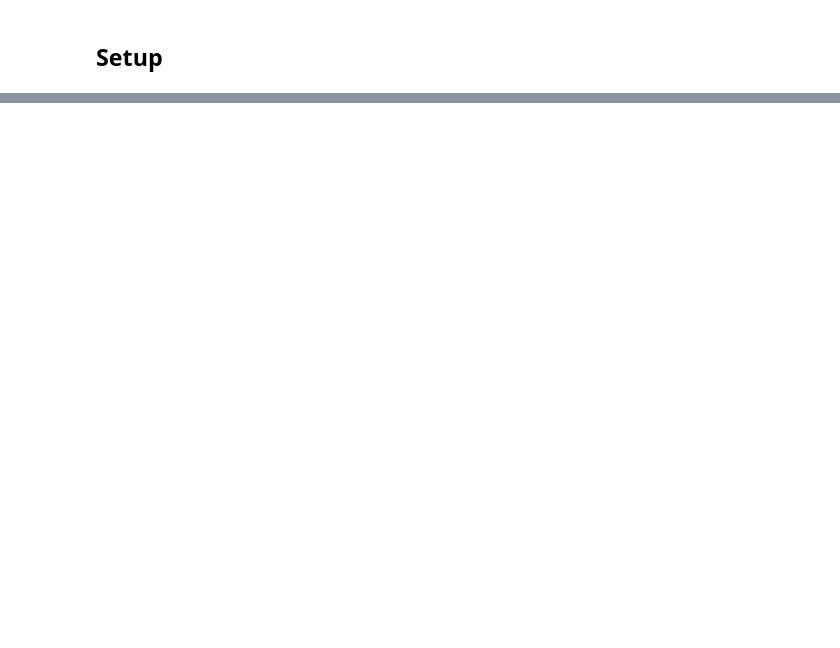
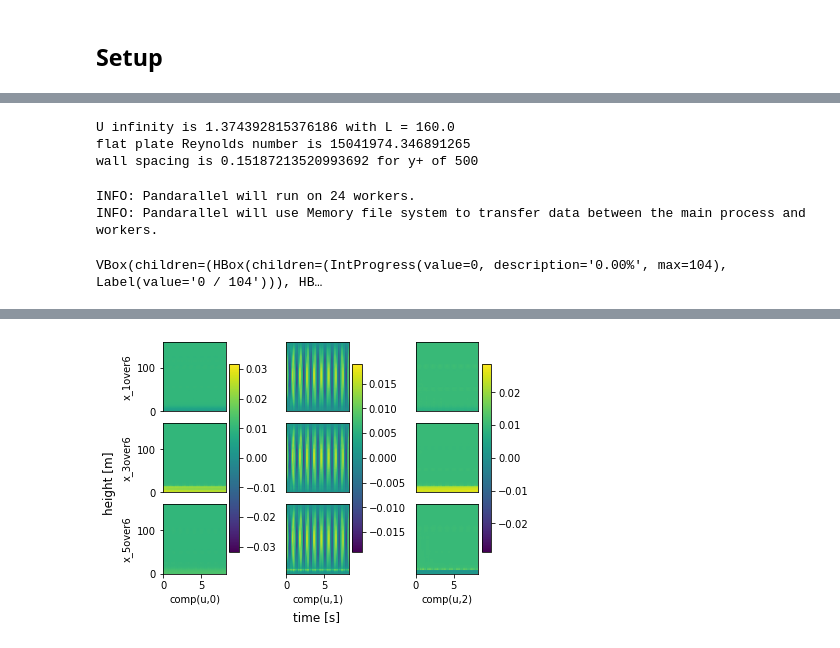
Before and after one commit to nbachand/city_block_cfd, a Jupyter notebook: post_processing.ipynb, the cells around one changed output, grey strips where cells are left out. Cells and saved outputs as stored; diff of their text form; code cells hidden in the pictures; blank space fills up the shorter version.

```diff
--- a/post_processing.ipynb
+++ b/post_processing.ipynb
@@ -24,6 +27,16 @@ physics_setup.plot_log_wind()
+# %%
+physics_setup.calc_flatplate_quantities(
+    rho = 1.224,
+    mu = 1.7894e-5,
+    yPlus = 500
+    )
+# %% [output]
+U infinity is 1.374392815376186 with L = 160.0
+flat plate Reynolds number is 15041974.346891265
+wall spacing is 0.15187213520993692 for y+ of 500
 # %%
-probes = probePost.Probes(f'{working_dir}/CHARLES/probes/probesOut')
-probes.get_locations(f'{working_dir}/CHARLES/probes/locations')
+probes = probePost.Probes(f'{scratch_dir}/CHARLES/R{run}/probes/probesOut')
+probes.get_locations(f'{scratch_dir}/CHARLES/R{run}/probes/locations')
 # %%
 plot_params = {
     'plot_levels' : {
@@ -39,9 +52,13 @@ plot_params = {
 
 # slice = probes.slice_into_df(slice_params)
 (fig, ax) = probes.contour_plots(
-    # names = ['x_1over6','x_3over6'],
-    steps = probes.probe_steps[0:1000],
-    # vars = ['comp(u,2)'],
+#     names = ['x_1over6','x_3over6'],
+#     steps = probes.probe_steps[0:10],
+#     quants = ['comp(u,2)'],
     parrallel = True,
     plot_params = plot_params
     )
+# %% [output]
+INFO: Pandarallel will run on 24 workers.
+INFO: Pandarallel will use Memory file system to transfer data between the main process and workers.
+VBox(children=(HBox(children=(IntProgress(value=0, description='0.00%', max=104), Label(value='0 / 104'))), HB…
@@ -48 +68,2 @@ plot_params = {
+[figure, added]
 # %%
```
Also changed, not shown: parts of 5 cells of this notebook, 3 other files.
